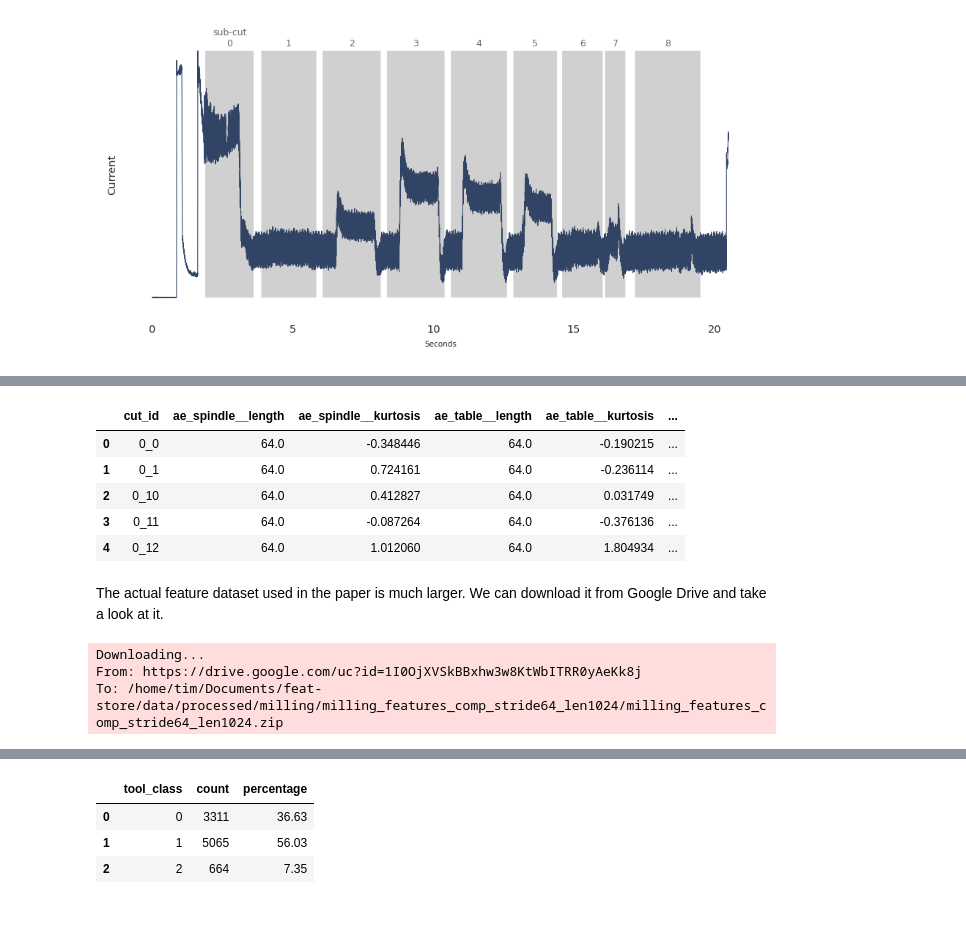
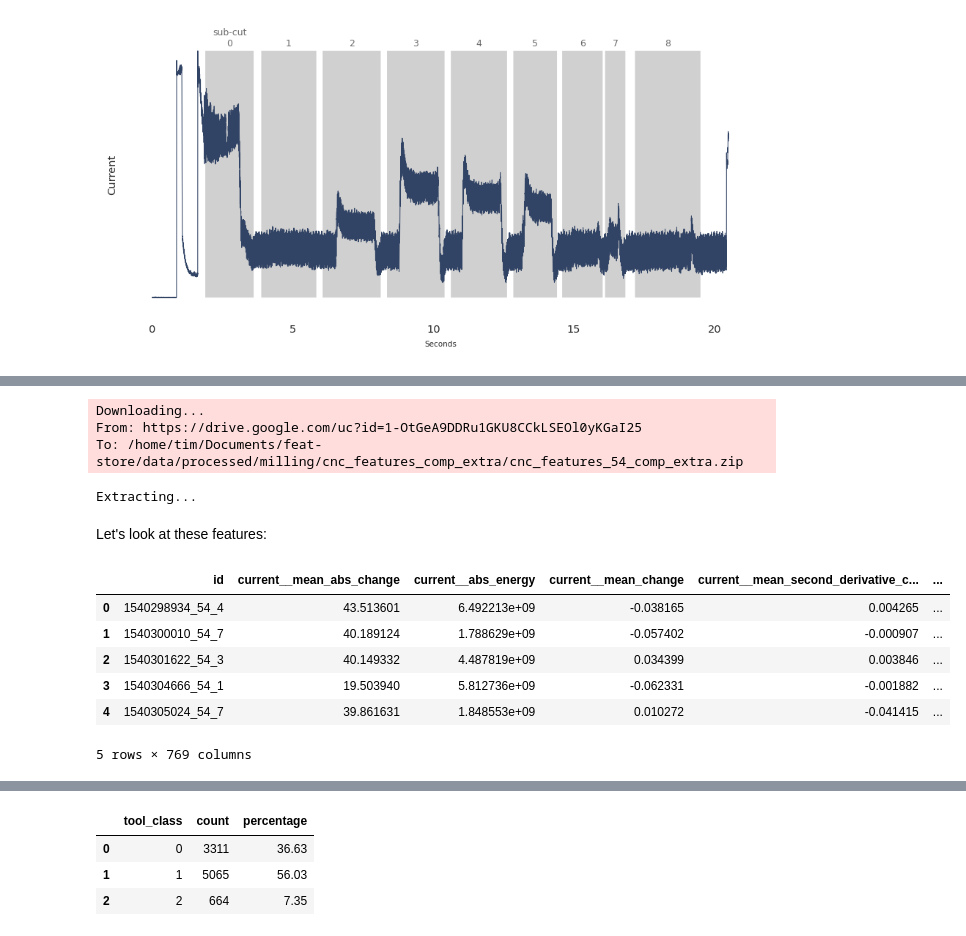
Before and after one commit to tvhahn/tspipe, a Jupyter notebook: notebooks/cnc-reproduction.ipynb, the cells around one changed output, grey strips where cells are left out. Saved outputs shown, nothing was run; the diff lists cells and outputs as text; code cells hidden in the pictures.

```diff
--- a/notebooks/cnc-reproduction.ipynb
+++ b/notebooks/cnc-reproduction.ipynb
@@ -115,13 +92,36 @@ Again, we can look at the features we just created.
+# %%
+path_processed_dir = proj_dir / 'data' / 'processed' / 'cnc' / 'cnc_features_comp_extra'
+path_processed_dir.mkdir(parents=True, exist_ok=True)
+# %%
+# download the file from google drive if it hasn't been yet
+zip_file_name = 'cnc_features_54_comp_extra.zip'
+
+gdown.download(
+    id='1-OtGeA9DDRu1GKU8CCkLSEOl0yKGaI25',
+    output=str(path_processed_dir / zip_file_name),
+    quiet=False
+    )
+
+# extract the zip file
+print("Extracting...")
+with zipfile.ZipFile(path_processed_dir / zip_file_name, 'r') as zip_ref:
+    zip_ref.extractall(path_processed_dir)
+# %% [output]
+Downloading...
+From: https://drive.google.com/uc?id=1-OtGeA9DDRu1GKU8CCkLSEOl0yKGaI25
+To: /home/tim/Documents/feat-store/data/processed/milling/cnc_features_comp_extra/cnc_features_54_comp_extra.zip
+Extracting...
+# %% [markdown]
+Let's look at these features:
 # %%
 # load the milling.csv.gz file with pandas
-df_feat = pd.read_csv(proj_dir / 'data' / 'processed' / 'milling' / PROCESSED_DIR_NAME / FEAT_FILE_NAME)
+df_feat = pd.read_csv(path_processed_dir / "cnc_features_54_comp_extra.csv")
 df_feat.head()
 # %% [output]
-|  | cut_id | ae_spindle__length | ae_spindle__kurtosis | ae_table__length | ae_table__kurtosis | ... |
-| 0 | 0_0 | 64.0 | -0.348446 | 64.0 | -0.190215 | ... |
-| 1 | 0_1 | 64.0 | 0.724161 | 64.0 | -0.236114 | ... |
-| 2 | 0_10 | 64.0 | 0.412827 | 64.0 | 0.031749 | ... |
-| 3 | 0_11 | 64.0 | -0.087264 | 64.0 | -0.376136 | ... |
-| 4 | 0_12 | 64.0 | 1.012060 | 64.0 | 1.804934 | ... |
+|  | id | current__mean_abs_change | current__abs_energy | current__mean_change | current__mean_second_derivative_c... | ... |
+| 0 | 1540298934_54_4 | 43.513601 | 6.492213e+09 | -0.038165 | 0.004265 | ... |
+| 1 | 1540300010_54_7 | 40.189124 | 1.788629e+09 | -0.057402 | -0.000907 | ... |
+| 2 | 1540301622_54_3 | 40.149332 | 4.487819e+09 | 0.034399 | 0.003846 | ... |
+| 3 | 1540304666_54_1 | 19.503940 | 5.812736e+09 | -0.062331 | -0.001882 | ... |
+| 4 | 1540305024_54_7 | 39.861631 | 1.848553e+09 | 0.010272 | -0.041415 | ... |
+5 rows × 769 columns
-# %% [markdown]
-The actual feature dataset used in the paper is much larger. We can download it from Google Drive and take a look at it.
@@ -131,18 +127,0 @@ path_processed_dir.mkdir(parents=True, exist_ok=True)
-# %%
-# download the file from google drive if it hasn't been yet
-zip_file_name = 'milling_features_comp_stride64_len1024.zip'
-
-gdown.download(
-    id='1I0OjXVSkBBxhw3w8KtWbITRR0yAeKk8j',
-    output=str(path_processed_dir / zip_file_name),
-    quiet=False
-    )
-
-# extract the zip file
-print("Extracting...")
-with zipfile.ZipFile(path_processed_dir / zip_file_name, 'r') as zip_ref:
-    zip_ref.extractall(path_processed_dir)
-# %% [output]
-Downloading...
-From: https://drive.google.com/uc?id=1I0OjXVSkBBxhw3w8KtWbITRR0yAeKk8j
-To: /home/tim/Documents/feat-store/data/processed/milling/milling_features_comp_stride64_len1024/milling_features_comp_stride64_len1024.zip
```
Also changed, not shown: parts of 9 cells of this notebook.
